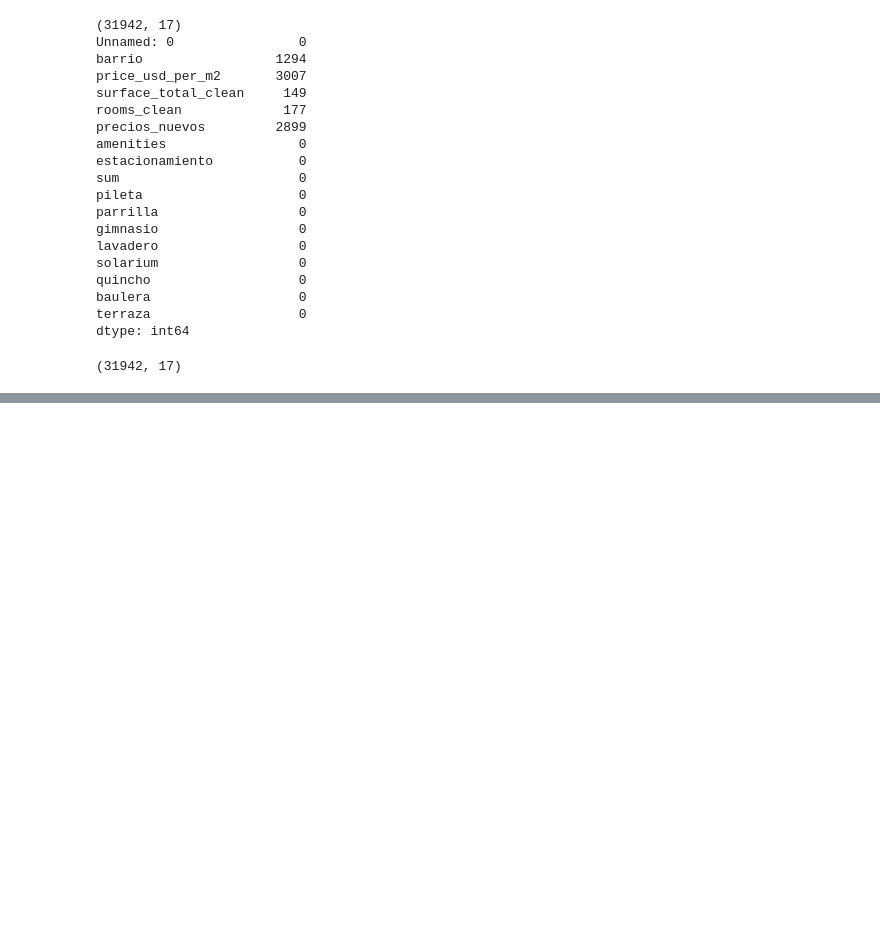
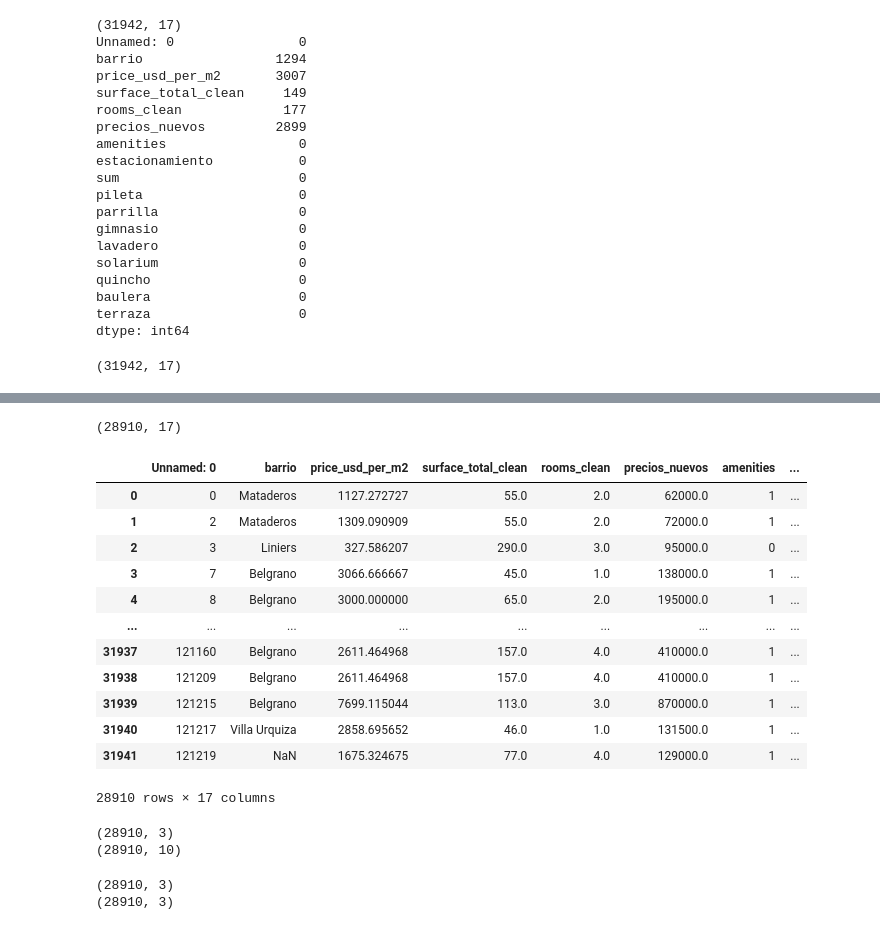
Before and after one commit to juansv2k2/property-price-analysis, a Jupyter notebook: tp_parte2.ipynb, the cells around one changed output, grey strips where cells are left out. Saved outputs shown, nothing was run; the diff lists cells and outputs as text; code cells hidden in the pictures; blank space fills up the shorter version.

Commit message:
normalizacion

```diff
--- a/tp_parte2.ipynb
+++ b/tp_parte2.ipynb
@@ -345,2 +344,67 @@ R2: 0.9883853986027653
 # %%
 #Se observa que el R2 mejora levemente
+# %%
+# Filtrado de nulls en filas con valores numericos.
+# Me quedo solo con las filas que tengan las tres columnas numericas con valores no nulos
+
+all_columns = ["surface_total_clean", "rooms_clean", "precios_nuevos", "estacionamiento", "sum", "pileta", "parrilla", "gimnasio", "lavadero", "solarium", "quincho", "baulera", "terraza"]
+numericals = ["surface_total_clean", "rooms_clean", "precios_nuevos"]
+no_numericals = ["estacionamiento", "sum", "pileta", "parrilla", "gimnasio", "lavadero", "solarium", "quincho", "baulera", "terraza"]
+
+mask_no_nulls = properatti_df_bsas[all_columns].notnull().all(axis=1)
+
+properatti_no_nulls = properatti_df_bsas[mask_no_nulls]
+
+print(properatti_no_nulls.shape)
+properatti_no_nulls
+# %% [output]
+(28910, 17)
+|  | Unnamed: 0 | barrio | price_usd_per_m2 | surface_total_clean | rooms_clean | precios_nuevos | amenities | ... |
+| 0 | 0 | Mataderos | 1127.272727 | 55.0 | 2.0 | 62000.0 | 1 | ... |
+| 1 | 2 | Mataderos | 1309.090909 | 55.0 | 2.0 | 72000.0 | 1 | ... |
+| 2 | 3 | Liniers | 327.586207 | 290.0 | 3.0 | 95000.0 | 0 | ... |
+| 3 | 7 | Belgrano | 3066.666667 | 45.0 | 1.0 | 138000.0 | 1 | ... |
+| 4 | 8 | Belgrano | 3000.000000 | 65.0 | 2.0 | 195000.0 | 1 | ... |
+| ... | ... | ... | ... | ... | ... | ... | ... | ... |
+| 31937 | 121160 | Belgrano | 2611.464968 | 157.0 | 4.0 | 410000.0 | 1 | ... |
+| 31938 | 121209 | Belgrano | 2611.464968 | 157.0 | 4.0 | 410000.0 | 1 | ... |
+| 31939 | 121215 | Belgrano | 7699.115044 | 113.0 | 3.0 | 870000.0 | 1 | ... |
+| 31940 | 121217 | Villa Urquiza | 2858.695652 | 46.0 | 1.0 | 131500.0 | 1 | ... |
+| 31941 | 121219 | NaN | 1675.324675 | 77.0 | 4.0 | 129000.0 | 1 | ... |
+28910 rows × 17 columns
+# %%
+# Normalizacion de valores numericos usando MinMax
+
+# me traigo solo las variables numericas
+
+df_solo_numericals = properatti_no_nulls[numericals]
+print(df_solo_numericals.shape)
+
+# me traigo solo las variables no-numericas, para luego concatenar
+
+df_solo_no_numericals = properatti_no_nulls[no_numericals]
+print(df_solo_no_numericals.shape)
+# %% [output]
+(28910, 3)
+(28910, 10)
+# %%
+# Normalizo usando preprocessing.scale
+# metodo scale
+numericals_normalized = scale(df_solo_numericals)
+
+std_df_numericals = pd.DataFrame(numericals_normalized)
+
+print(std_df_numericals.shape)
+
+# metodo MinMax
+
+scaler = MinMaxScaler()
+scaler.fit(df_solo_numericals)
+
+numericals_minmax = scaler.transform(df_solo_numericals)
+
+norm_df_numericals = pd.DataFrame(numericals_minmax)
+print(norm_df_numericals.shape)
+# %% [output]
+(28910, 3)
+(28910, 3)
```
Also changed, not shown: parts of 13 cells of this notebook.
